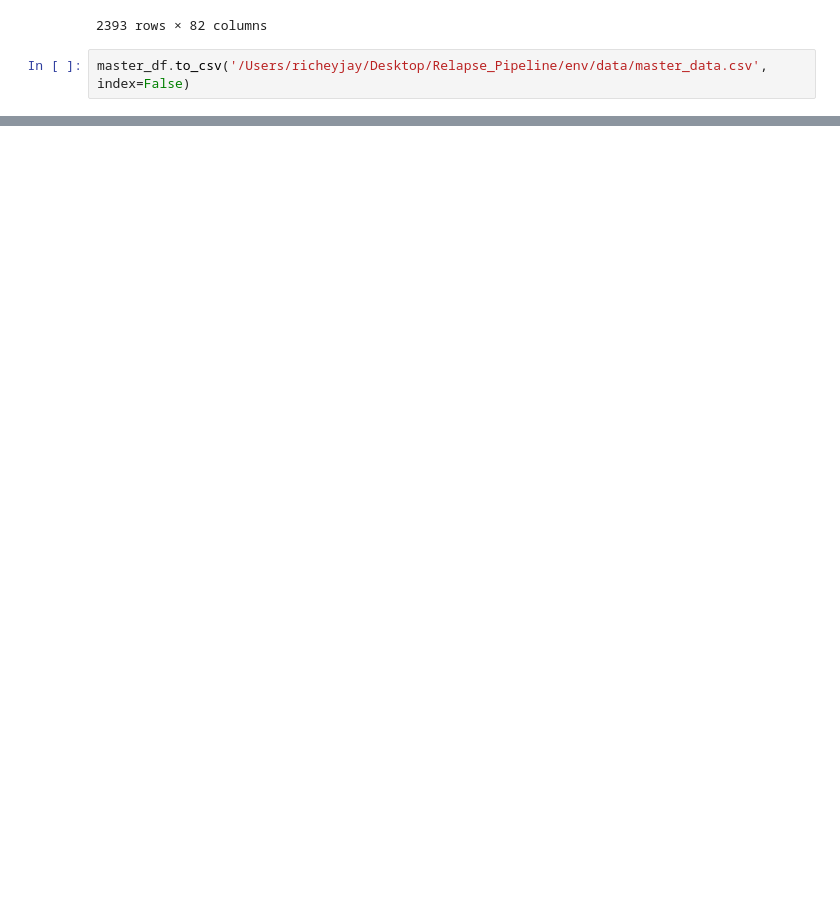
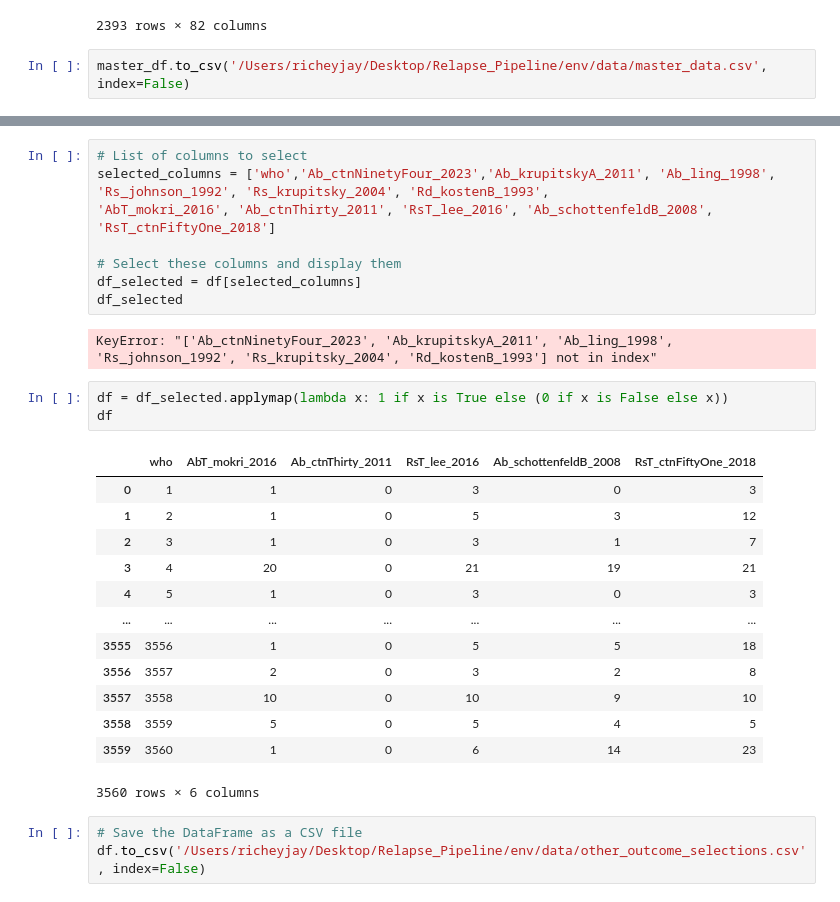
Before and after one commit to CTN-0094/Pipeline, a Jupyter notebook: src/main.ipynb, the cells around one changed output, grey strips where cells are left out. Cells and saved outputs as stored; diff of their text form; blank space fills up the shorter version.

```diff
--- a/src/main.ipynb
+++ b/src/main.ipynb
@@ -782,0 +813,30 @@ master_df.to_csv('/Users/richeyjay/Desktop/Relapse_Pipeline/env/data/master_data
+# %%
+# List of columns to select
+selected_columns = ['who','Ab_ctnNinetyFour_2023','Ab_krupitskyA_2011', 'Ab_ling_1998', 'Rs_johnson_1992', 'Rs_krupitsky_2004', 'Rd_kostenB_1993',
+'AbT_mokri_2016', 'Ab_ctnThirty_2011', 'RsT_lee_2016', 'Ab_schottenfeldB_2008', 'RsT_ctnFiftyOne_2018']
+
+# Select these columns and display them
+df_selected = df[selected_columns]
+df_selected
+# %% [output]
+KeyError: "['Ab_ctnNinetyFour_2023', 'Ab_krupitskyA_2011', 'Ab_ling_1998', 'Rs_johnson_1992', 'Rs_krupitsky_2004', 'Rd_kostenB_1993'] not in index"
+# %%
+df = df_selected.applymap(lambda x: 1 if x is True else (0 if x is False else x))
+df
+# %% [output]
+|  | who | AbT_mokri_2016 | Ab_ctnThirty_2011 | RsT_lee_2016 | Ab_schottenfeldB_2008 | RsT_ctnFiftyOne_2018 |
+| 0 | 1 | 1 | 0 | 3 | 0 | 3 |
+| 1 | 2 | 1 | 0 | 5 | 3 | 12 |
+| 2 | 3 | 1 | 0 | 3 | 1 | 7 |
+| 3 | 4 | 20 | 0 | 21 | 19 | 21 |
+| 4 | 5 | 1 | 0 | 3 | 0 | 3 |
+| ... | ... | ... | ... | ... | ... | ... |
+| 3555 | 3556 | 1 | 0 | 5 | 5 | 18 |
+| 3556 | 3557 | 2 | 0 | 3 | 2 | 8 |
+| 3557 | 3558 | 10 | 0 | 10 | 9 | 10 |
+| 3558 | 3559 | 5 | 0 | 5 | 4 | 5 |
+| 3559 | 3560 | 1 | 0 | 6 | 14 | 23 |
+3560 rows × 6 columns
+# %%
+# Save the DataFrame as a CSV file
+df.to_csv('/Users/richeyjay/Desktop/Relapse_Pipeline/env/data/other_outcome_selections.csv', index=False)
```
Also changed, not shown: parts of 6 cells of this notebook, 44 other files.
